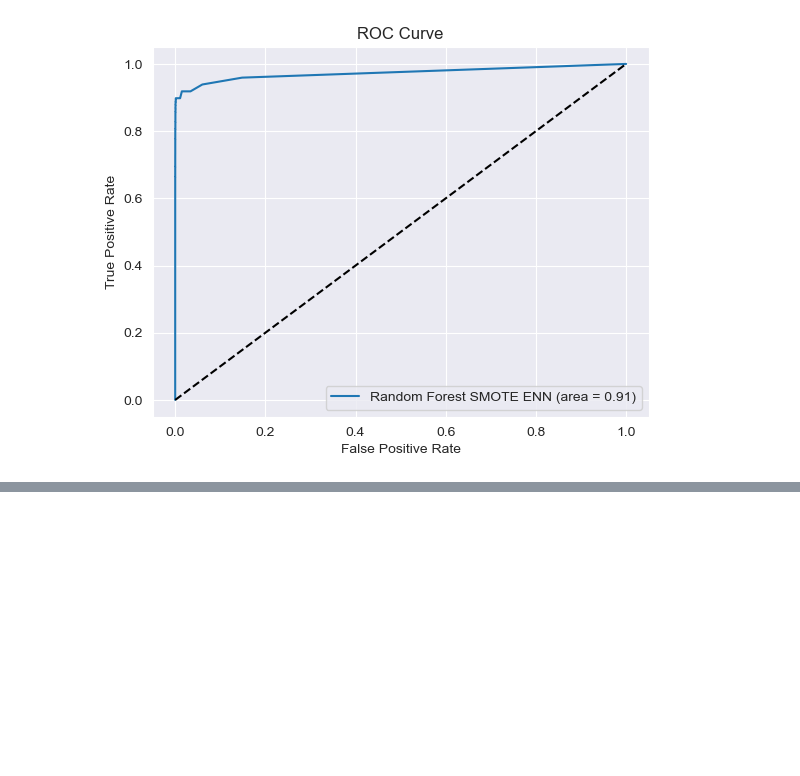
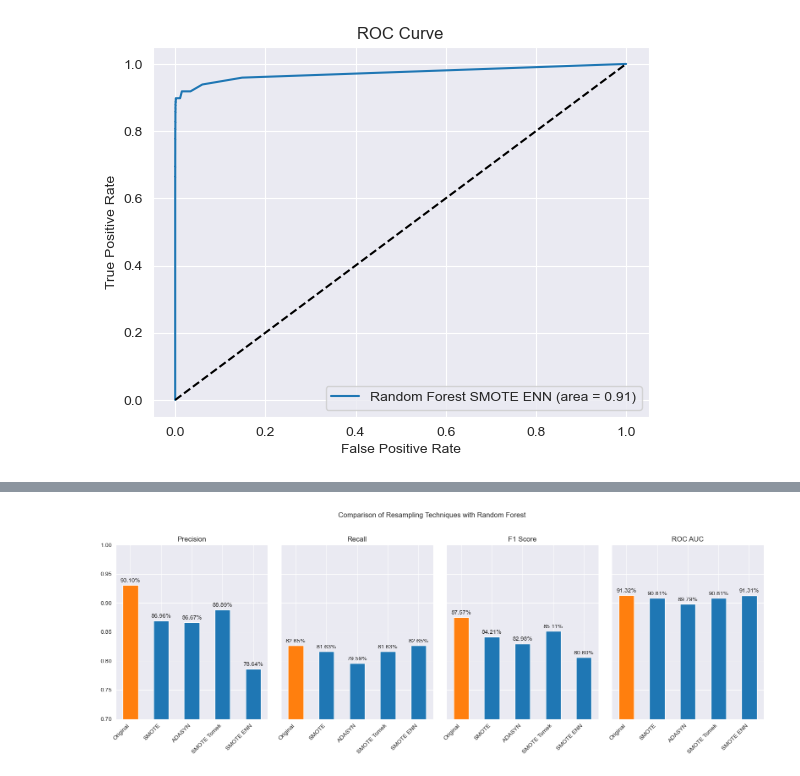
Before and after one commit to boncz/ResamplingMethodComparison, a Jupyter notebook: CCFraudTesting.ipynb, the cells around one changed output, grey strips where cells are left out. Cells and saved outputs as stored; diff of their text form; code cells hidden in the pictures; blank space fills up the shorter version.

```diff
--- a/CCFraudTesting.ipynb
+++ b/CCFraudTesting.ipynb
@@ -644,0 +912,40 @@ plt.show()
+# %%
+import matplotlib.pyplot as plt
+import numpy as np
+
+# Visualize the Findings
+# Data points from the conclusion
+techniques = ['Original', 'SMOTE', 'ADASYN', 'SMOTE Tomek', 'SMOTE ENN']
+precision = [precision_rf, precision_rf_smote, precision_rf_adasyn, precision_rf_smote_tomek, precision_rf_smote_enn]
+recall = [recall_rf, recall_rf_smote, recall_rf_adasyn, recall_rf_smote_tomek, recall_rf_smote_enn]
+f1_score = [f1_rf, f1_rf_smote, f1_rf_adasyn, f1_rf_smote_tomek, f1_rf_smote_enn]
+roc_auc = [roc_auc_rf, roc_auc_rf_smote, roc_auc_rf_adasyn, roc_auc_rf_smote_tomek, roc_auc_rf_smote_enn]
+
+metrics = ['Precision', 'Recall', 'F1 Score', 'ROC AUC']
+data = [precision, recall, f1_score, roc_auc]
+
+fig, axs = plt.subplots(1, 4, figsize=(16, 6), sharey=True)  # Create subplots
+
+for ax, metric, values in zip(axs, metrics, data):
+    colors = ['#1f77b4'] * len(values)
+    max_index = np.argmax(values)
+    colors[max_index] = '#ff7f0e'  # Highlight the bar with the highest value
+    rects = ax.bar(techniques, values, width=0.5, color=colors)
+    ax.set_title(metric)
+    ax.set_xticks(np.arange(len(techniques)))
+    ax.set_xticklabels(techniques, rotation=45, ha='right')
+    ax.set_ylim(0.7, 1.0)  # Set the same y-axis limit for all plots
+    for rect in rects:
+        height = rect.get_height()
+        ax.annotate(f'{height:.2%}',
+                    xy=(rect.get_x() + rect.get_width() / 2, height),
+                    xytext=(0, 3),  # 3 points vertical offset
+                    textcoords="offset points",
+                    ha='center', va='bottom')
+
+fig.suptitle('Comparison of Resampling Techniques with Random Forest')
+plt.tight_layout(rect=[0, 0, 1, 0.96])  # Adjust layout to make room for the suptitle
+plt.savefig('resampling_techniques_comparison.png')
+plt.show()
+# %% [output]
+[figure, added]
```
Also changed, not shown: parts of 24 cells of this notebook, 2 other files.
